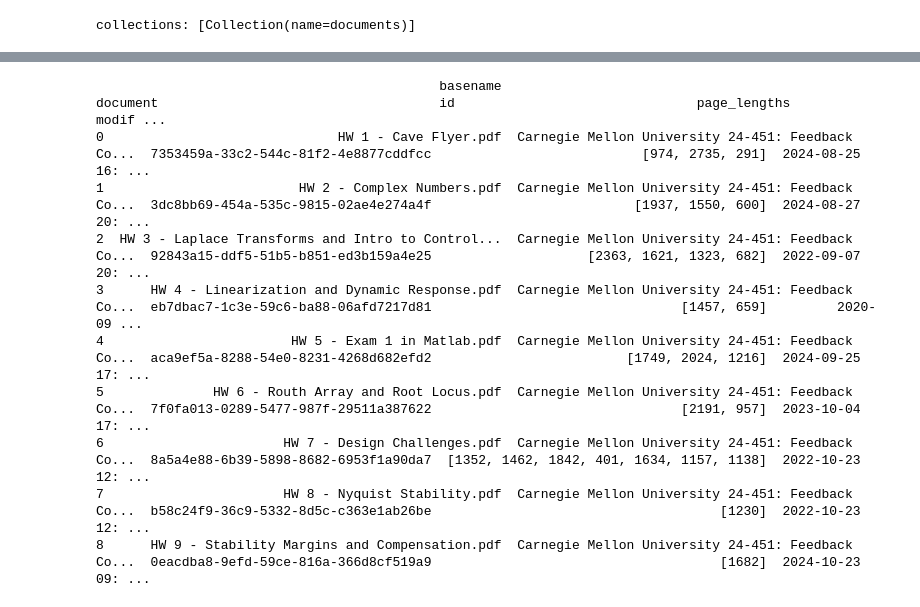
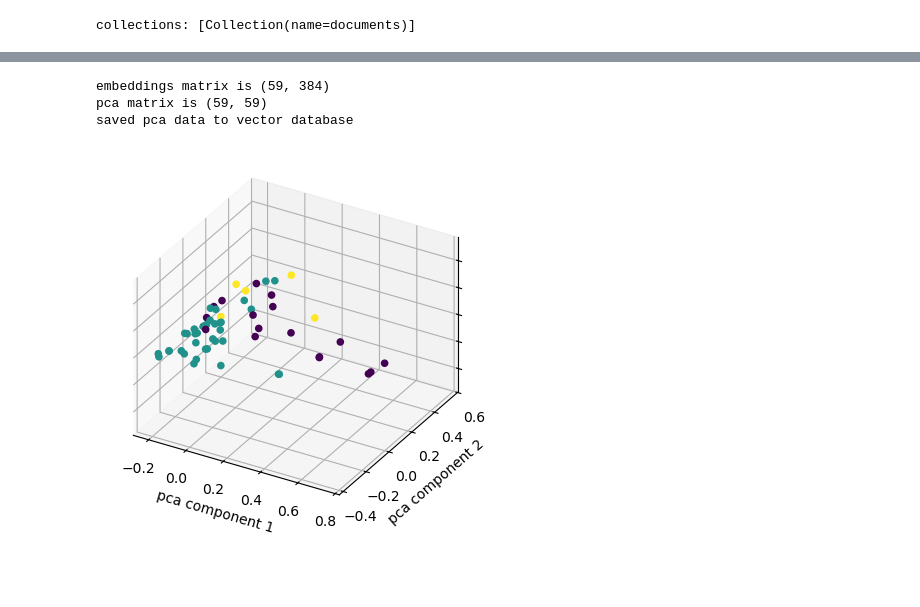
Before and after one commit to Shroff20/rag2, a Jupyter notebook: rag.ipynb, the cells around one changed output, grey strips where cells are left out. Drawn from its saved outputs; the diff is of its cells as text; code cells hidden in the pictures; blank space fills up the shorter version.

```diff
--- a/rag.ipynb
+++ b/rag.ipynb
@@ -79,45 +83,23 @@ You have three options to install or run MATLAB:
 3.  **Run MATLAB through a Virtual Andrew session:** You can run MATLAB via a Virtual Andrew session by following the instructions at: https://www.cmu.edu/computing/services/endpoint/software/managed- ...
 
 (source: HW 1 - Cave Flyer.pdf)
-# %%
-
-
-import pandas as pd
-
-
-def _get_simplified_document_df():
-
-    results = DS.collection.get(where = {'chunk_idx':-1})
-
-    documents = results["documents"]
-    truncated_documents = [s[:100000000000000] + '... (truncated)' for s in documents]
-
-    df_meta = pd.DataFrame.from_dict(results["metadatas"])
-    df_ids = pd.DataFrame({"id": results["ids"]})
-    df_documents = pd.DataFrame({"document": truncated_documents})
-    df_results = pd.concat(
-        [df_ids, df_meta, df_documents],
-        axis=1,
-    )
-
-    df_results = df_results.drop(columns = ['chunk_idx', 'hash', 'source_type', 'N_chunks', 'source_id', 'pca'])
-
-    df_results = shroff_rag._reorder_cols(df_results, ['basename', 'document'])
-
-    return df_results
-df_results = _get_simplified_document_df()
-
-
-
-print(df_results)
-# %% [output]
-                                            basename                                           document                                    id                               page_lengths           modif ...
-0                              HW 1 - Cave Flyer.pdf  Carnegie Mellon University 24-451: Feedback Co...  7353459a-33c2-544c-81f2-4e8877cddfcc                           [974, 2735, 291]  2024-08-25 16: ...
-1                         HW 2 - Complex Numbers.pdf  Carnegie Mellon University 24-451: Feedback Co...  3dc8bb69-454a-535c-9815-02ae4e274a4f                          [1937, 1550, 600]  2024-08-27 20: ...
-2  HW 3 - Laplace Transforms and Intro to Control...  Carnegie Mellon University 24-451: Feedback Co...  92843a15-ddf5-51b5-b851-ed3b159a4e25                    [2363, 1621, 1323, 682]  2022-09-07 20: ...
-3      HW 4 - Linearization and Dynamic Response.pdf  Carnegie Mellon University 24-451: Feedback Co...  eb7dbac7-1c3e-59c6-ba88-06afd7217d81                                [1457, 659]         2020-09 ...
-4                        HW 5 - Exam 1 in Matlab.pdf  Carnegie Mellon University 24-451: Feedback Co...  aca9ef5a-8288-54e0-8231-4268d682efd2                         [1749, 2024, 1216]  2024-09-25 17: ...
-5              HW 6 - Routh Array and Root Locus.pdf  Carnegie Mellon University 24-451: Feedback Co...  7f0fa013-0289-5477-987f-29511a387622                                [2191, 957]  2023-10-04 17: ...
-6                       HW 7 - Design Challenges.pdf  Carnegie Mellon University 24-451: Feedback Co...  8a5a4e88-6b39-5898-8682-6953f1a90da7  [1352, 1462, 1842, 401, 1634, 1157, 1138]  2022-10-23 12: ...
-7                       HW 8 - Nyquist Stability.pdf  Carnegie Mellon University 24-451: Feedback Co...  b58c24f9-36c9-5332-8d5c-c363e1ab26be                                     [1230]  2022-10-23 12: ...
-8      HW 9 - Stability Margins and Compensation.pdf  Carnegie Mellon University 24-451: Feedback Co...  0eacdba8-9efd-59ce-816a-366d8cf519a9                                     [1682]  2024-10-23 09: ...
+# %%
+DS.compute_pca()
+# %% [output]
+embeddings matrix is (59, 384)
+pca matrix is (59, 59)
+saved pca data to vector database
+# %%
+labels, inertia, pca_matrix = DS.run_kmeans(n_clusters = 3)
+# %%
+import matplotlib.pyplot as plt
+fig = plt.figure()
+ax = fig.add_subplot(111, projection='3d',  proj_type='ortho')
+ax.scatter(pca_matrix[:,0], pca_matrix[:,1], depthshade=False, c = labels)
+ax.set_xlabel('pca component 1')
+ax.set_ylabel('pca component 2')
+#ax.set_zlabel('pca component 3')
+#ax.view_init(elev=90, azim=-90)
+ax.tick_params(axis='z', left=False, labelleft=False) # Hide y-axis ticks and labels
+# %% [output]
+[figure, added]
```
Also changed, not shown: parts of 4 cells of this notebook, 3 other files.
